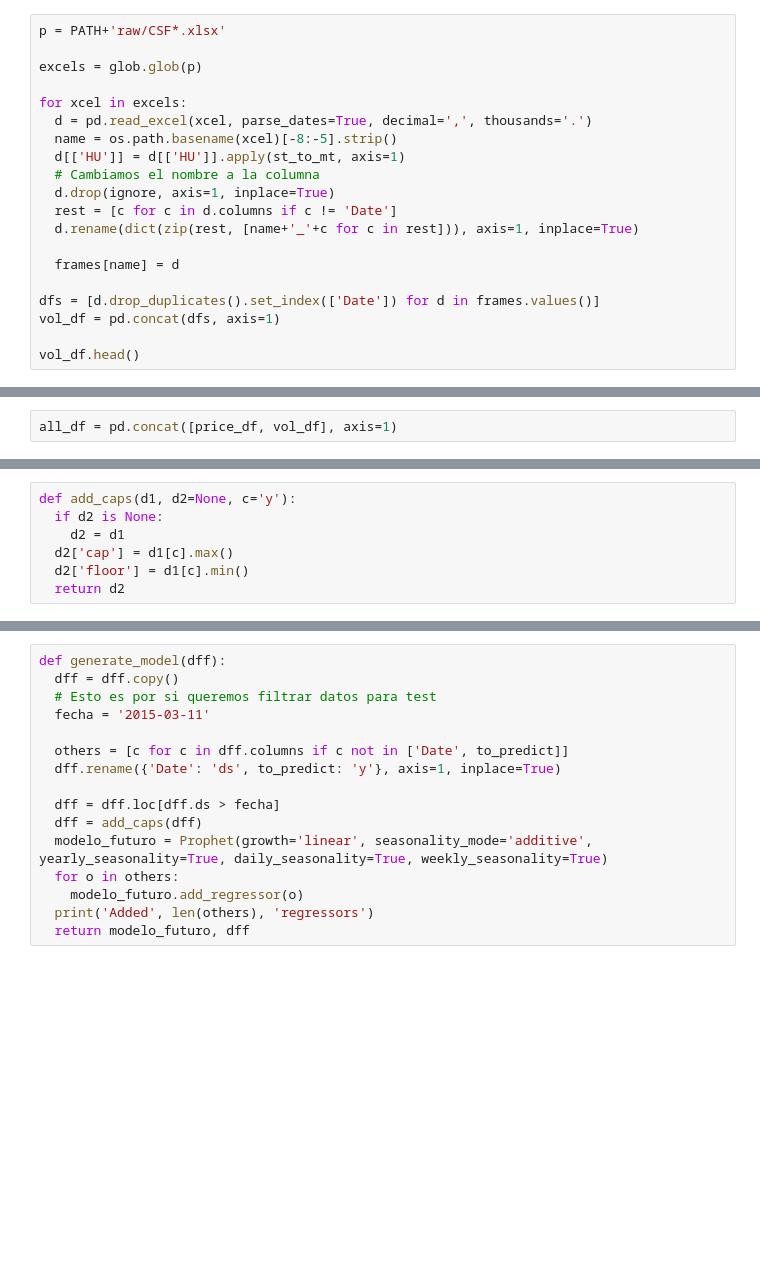
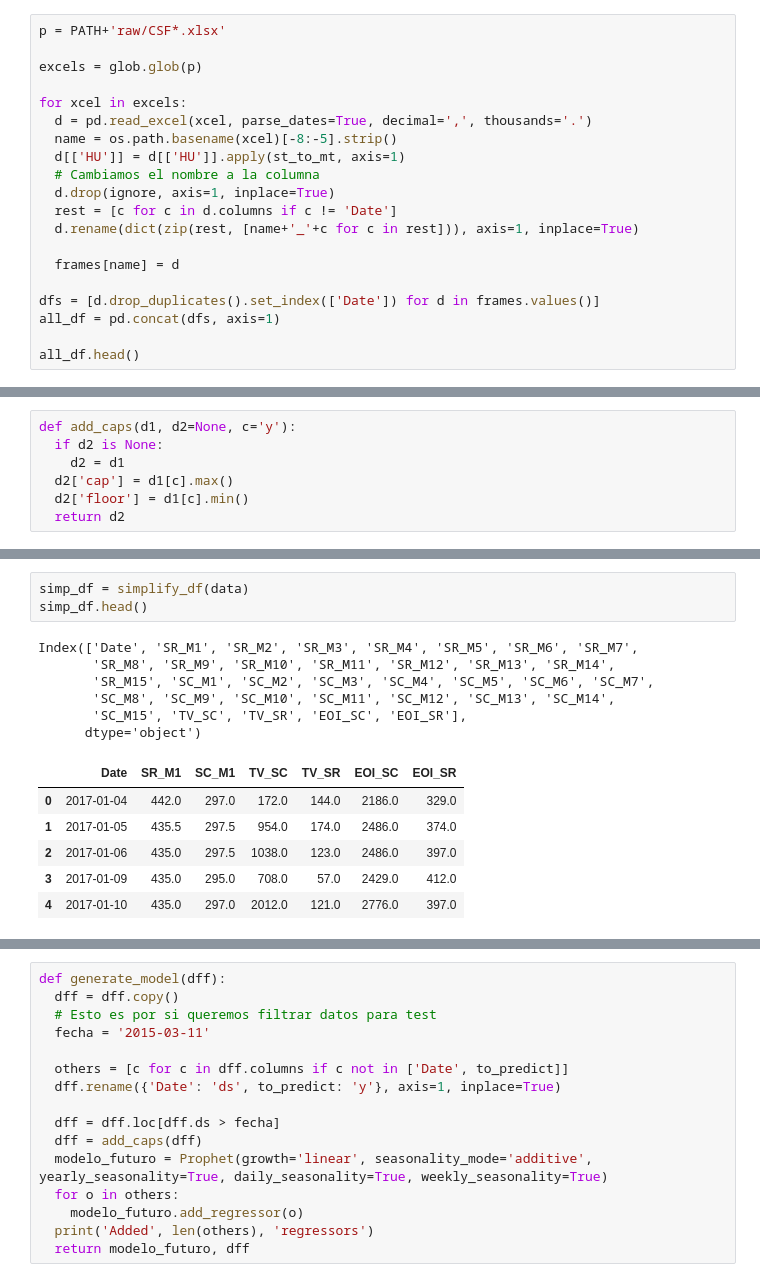
Before and after one commit to MateoPeri/steel-scrap-predictor, a Jupyter notebook: Steel Scrap Predictor.ipynb, the cells around one changed output, grey strips where cells are left out. Drawn from its saved outputs; the diff is of its cells as text; blank space fills up the shorter version.

```diff
--- a/Steel Scrap Predictor.ipynb
+++ b/Steel Scrap Predictor.ipynb
@@ -100,9 +100,9 @@ for xcel in excels:
   frames[name] = d
 
 dfs = [d.drop_duplicates().set_index(['Date']) for d in frames.values()]
-vol_df = pd.concat(dfs, axis=1)
+all_df = pd.concat(dfs, axis=1)
 
-vol_df.head()
+all_df.head()
 # %% [output]
 |  | SR_M1 | SR_M2 | SR_M3 | SR_M4 | SR_M5 | SR_M6 | SR_M7 | SR_M8 | SR_M9 | SR_M10 | SR_M11 | ... |
 | Date |  |  |  |  |  |  |  |  |  |  |  | ... |
@@ -111,8 +111,6 @@ vol_df.head()
 | 2015-11-25 | 335.0 | 335.0 | 335.0 | 335.0 | 335.0 | 335.0 | 335.0 | 335.0 | 335.0 | 335.0 | 335.0 | ... |
 | 2015-11-26 | 334.0 | 335.0 | 335.0 | 335.0 | 335.0 | 335.0 | 335.0 | 335.0 | 335.0 | 335.0 | 335.0 | ... |
 | 2015-11-27 | 334.0 | 335.0 | 335.0 | 335.0 | 335.0 | 335.0 | 335.0 | 335.0 | 335.0 | 335.0 | 335.0 | ... |
-# %%
-all_df = pd.concat([price_df, vol_df], axis=1)
 # %%
 # Contamos los valores nulos del dataset -> 0
 all_df.isnull().sum().sum()
@@ -201,0 +221,16 @@ Index(['Date', 'SR_M1', 'SR_M2', 'SR_M3', 'SR_M4', 'SR_M5', 'SR_M6', 'SR_M7',
+# %%
+simp_df = simplify_df(data)
+simp_df.head()
+# %% [output]
+Index(['Date', 'SR_M1', 'SR_M2', 'SR_M3', 'SR_M4', 'SR_M5', 'SR_M6', 'SR_M7',
+       'SR_M8', 'SR_M9', 'SR_M10', 'SR_M11', 'SR_M12', 'SR_M13', 'SR_M14',
+       'SR_M15', 'SC_M1', 'SC_M2', 'SC_M3', 'SC_M4', 'SC_M5', 'SC_M6', 'SC_M7',
+       'SC_M8', 'SC_M9', 'SC_M10', 'SC_M11', 'SC_M12', 'SC_M13', 'SC_M14',
+       'SC_M15', 'TV_SC', 'TV_SR', 'EOI_SC', 'EOI_SR'],
+      dtype='object')
+|  | Date | SR_M1 | SC_M1 | TV_SC | TV_SR | EOI_SC | EOI_SR |
+| 0 | 2017-01-04 | 442.0 | 297.0 | 172.0 | 144.0 | 2186.0 | 329.0 |
+| 1 | 2017-01-05 | 435.5 | 297.5 | 954.0 | 174.0 | 2486.0 | 374.0 |
+| 2 | 2017-01-06 | 435.0 | 297.5 | 1038.0 | 123.0 | 2486.0 | 397.0 |
+| 3 | 2017-01-09 | 435.0 | 295.0 | 708.0 | 57.0 | 2429.0 | 412.0 |
+| 4 | 2017-01-10 | 435.0 | 297.0 | 2012.0 | 121.0 | 2776.0 | 397.0 |
```
Also changed, not shown: parts of 4 cells of this notebook.
